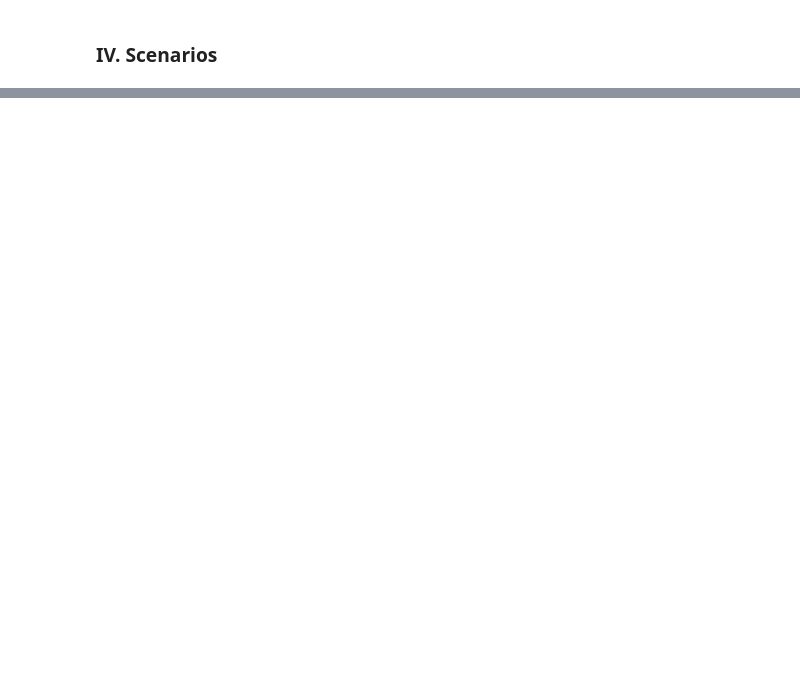
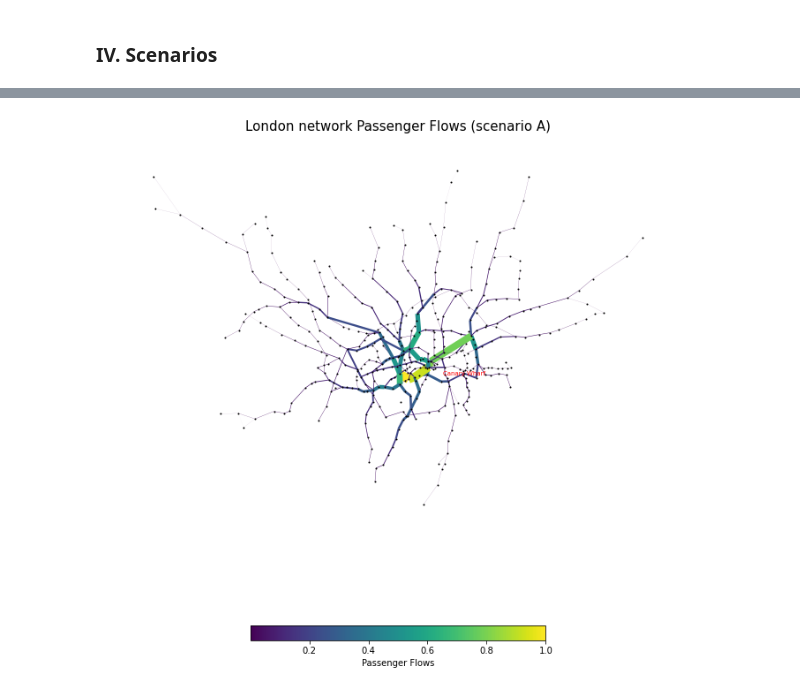
Before and after one commit to neneninja97/UrbanSim, a Jupyter notebook: urban_sim.ipynb, the cells around one changed output, grey strips where cells are left out. Drawn from its saved outputs; the diff is of its cells as text; code cells hidden in the pictures; blank space fills up the shorter version.

Commit message:
scenario A

```diff
--- a/urban_sim.ipynb
+++ b/urban_sim.ipynb
@@ -790,0 +992,24 @@ for formula in formula_list:
+# %%
+#create a dictionary to store flows for all edges
+flows = {(u,v): 0 for u,v in G.edges()}
+flows_scenario_A = {(u,v): 0 for u,v in G.edges()}
+# %%
+#calculate shortest paths for all flows and add data to dict
+for i, row in df_OD.iterrows():
+    source = row.station_origin
+    target = row.station_destination
+
+    #get shortest path
+    path = nx.dijkstra_path(G, source, target)
+
+    #our path is a list of nodes, we need to turn this to a list of edges
+    path_edges = list(zip(path,path[1:]))
+
+    #add flows to our dict
+    for u,v in path_edges:
+        try:
+            flows[(u,v)] += row.flows
+            flows_scenario_A[(u,v)] += row.flows_scenario_A
+        except:
+            flows[(v,u)] += row.flows
+            flows_scenario_A[(v,u)] += row.flows_scenario_A
@@ -790,0 +1043,23 @@ for formula in formula_list:
+# %%
+#plot our calcuated flows
+flows_values = flows_scenario_A.values()
+flow_color=[(i[2]['flows_scenario_A']/max(flows_values)) for i in G.edges(data=True)]
+flow_width=[(i[2]['flows_scenario_A']/max(flows_values)*10) for i in G.edges(data=True)]
+label = {n: (n if n=="Canary Wharf" else '') for n in G.nodes}
+
+# Plot graph
+fig, ax = plt.subplots(figsize=(12,12))
+edg=nx.draw_networkx_edges(G, pos,edge_color=flow_color, width=flow_width)
+
+nx.draw_networkx_nodes(G,
+        pos = pos,
+        node_color= 'black',
+        node_size= 1)
+nx.draw_networkx_labels(G,pos, label, font_size=7, font_color='red')
+
+plt.colorbar(edg,label="Passenger Flows",orientation="horizontal", shrink=0.5)
+plt.axis("off")
+plt.title("London network Passenger Flows (scenario A)",fontsize=15)
+plt.show()
+# %% [output]
+[figure, added]
```
Also changed, not shown: parts of 31 cells of this notebook.
